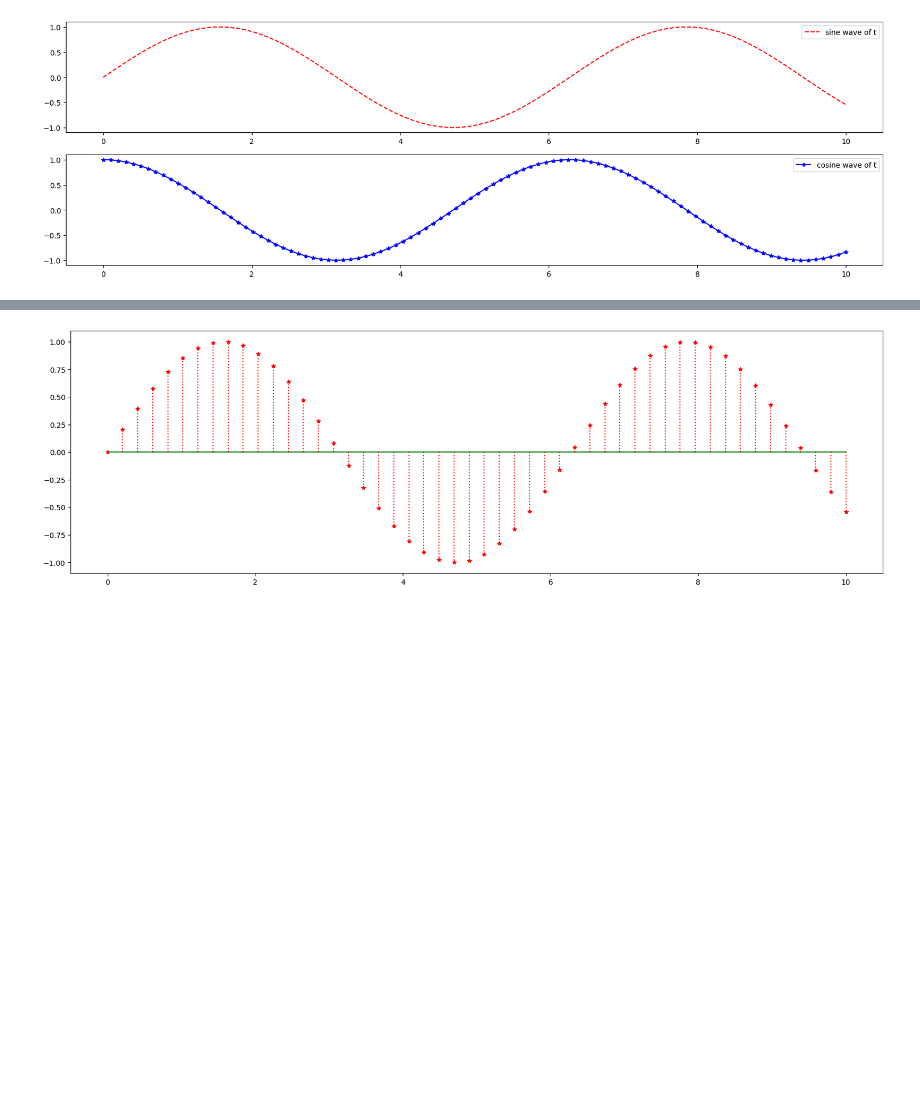
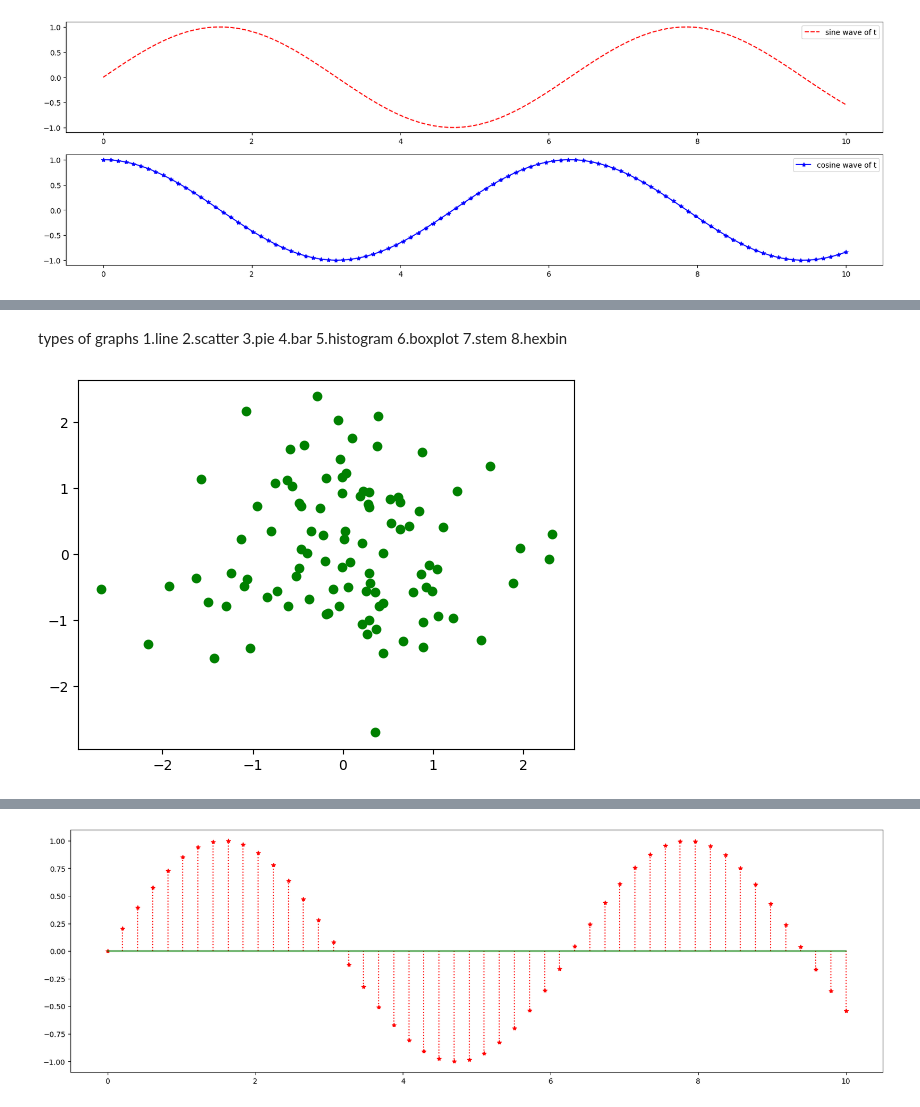
Before and after one commit to vikashchauhan19/vikashchauhan, a Jupyter notebook: data_analysis/visualization.ipynb, the cells around one changed output, grey strips where cells are left out. Cells and saved outputs as stored; diff of their text form; code cells hidden in the pictures; blank space fills up the shorter version.

```diff
--- a/data_analysis/visualization.ipynb
+++ b/data_analysis/visualization.ipynb
@@ -45,0 +61,18 @@ plt.show()
+# %% [markdown]
+types of graphs
+1.line
+2.scatter
+3.pie
+4.bar
+5.histogram
+6.boxplot
+7.stem
+8.hexbin
+# %%
+# scatter plot
+x = np.random.randn(100)
+y = np.random.randn(100)
+plt.scatter(x, y, marker='o', color='green')
+plt.show()
+# %% [output]
+[figure, added]
```
Also changed, not shown: parts of 8 cells of this notebook, 6 other files.
